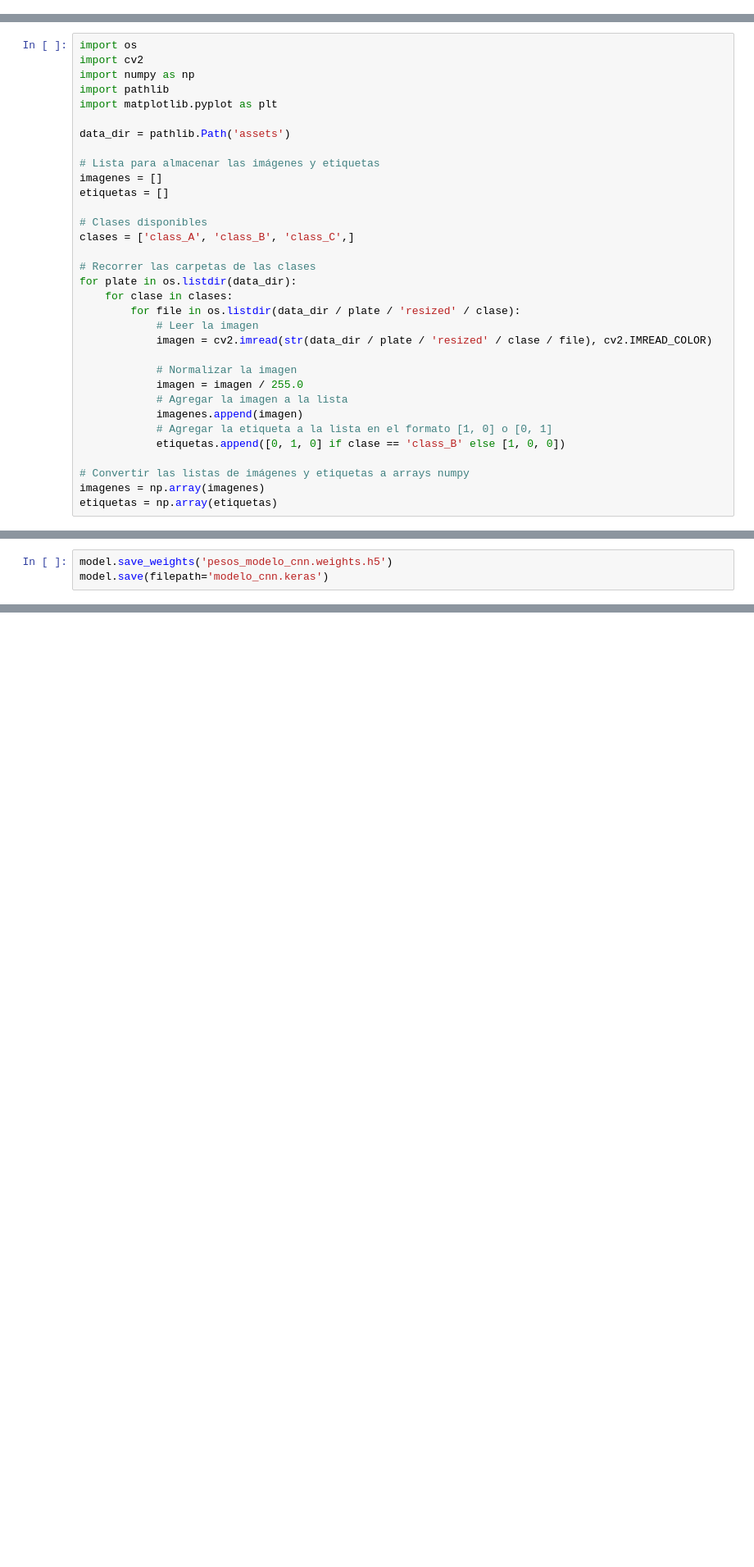
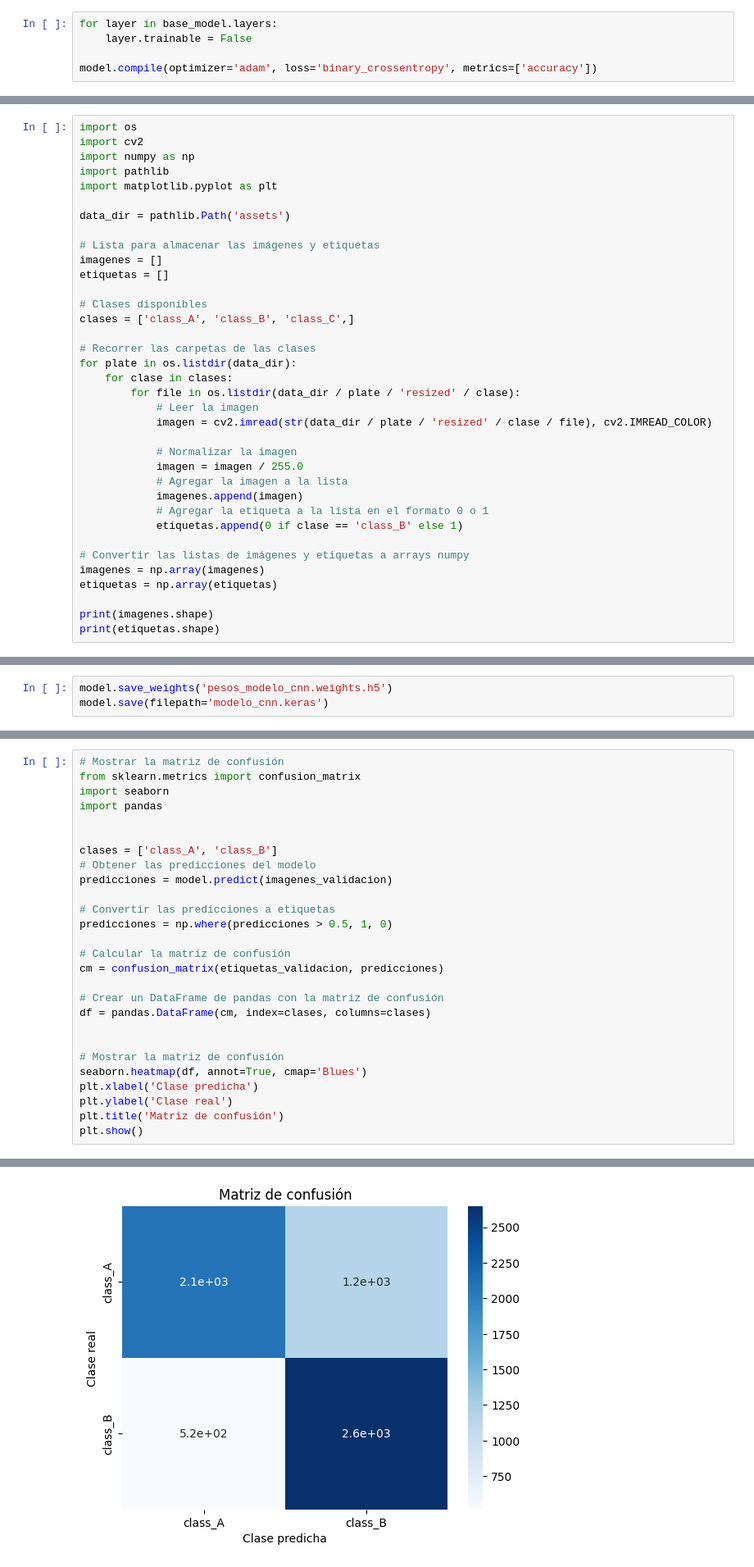
Before and after one commit to Allocco14/Osteoartritis, a Jupyter notebook: 2_train_cnn.ipynb, the cells around one changed output, grey strips where cells are left out. Shown at 82% size. Cells and saved outputs as stored; diff of their text form; blank space fills up the shorter version.

```diff
--- a/2_train_cnn.ipynb
+++ b/2_train_cnn.ipynb
@@ -64,3 +19,8 @@ Model: "sequential_1"
+# %%
+for layer in base_model.layers:
+    layer.trainable = False
+
+model.compile(optimizer='adam', loss='binary_crossentropy', metrics=['accuracy'])
 # %% [markdown]
 # Importación de datos
 # %%
@@ -90,10 +50,13 @@ for plate in os.listdir(data_dir):
             imagen = imagen / 255.0
             # Agregar la imagen a la lista
             imagenes.append(imagen)
-            # Agregar la etiqueta a la lista en el formato [1, 0] o [0, 1]
-            etiquetas.append([0, 1, 0] if clase == 'class_B' else [1, 0, 0])
+            # Agregar la etiqueta a la lista en el formato 0 o 1
+            etiquetas.append(0 if clase == 'class_B' else 1)
 
 # Convertir las listas de imágenes y etiquetas a arrays numpy
 imagenes = np.array(imagenes)
 etiquetas = np.array(etiquetas)
+
+print(imagenes.shape)
+print(etiquetas.shape)
 # %% [output]
@@ -152,3 +202,31 @@ frequency = 880  # Set Frequency To 2500 Hertz
 duration = 700  # Set Duration To 1000 ms == 1 second
 
 winsound.Beep(frequency, duration)
+# %%
+# Mostrar la matriz de confusión
+from sklearn.metrics import confusion_matrix
+import seaborn
+import pandas
+
+
+clases = ['class_A', 'class_B']
+# Obtener las predicciones del modelo
+predicciones = model.predict(imagenes_validacion)
+
+# Convertir las predicciones a etiquetas
+predicciones = np.where(predicciones > 0.5, 1, 0)
+
+# Calcular la matriz de confusión
+cm = confusion_matrix(etiquetas_validacion, predicciones)
+
+# Crear un DataFrame de pandas con la matriz de confusión
+df = pandas.DataFrame(cm, index=clases, columns=clases)
+
+
+# Mostrar la matriz de confusión
+seaborn.heatmap(df, annot=True, cmap='Blues')
+plt.xlabel('Clase predicha')
+plt.ylabel('Clase real')
+plt.title('Matriz de confusión')
+plt.show()
+# %% [output]
@@ -155,3 +234,4 @@ winsound.Beep(frequency, duration)
+[figure, added]
 # %% [markdown]
 # Cargar el modelo y los pesos
 # %%
```
Also changed, not shown: parts of 12 cells of this notebook, 1 other file.
